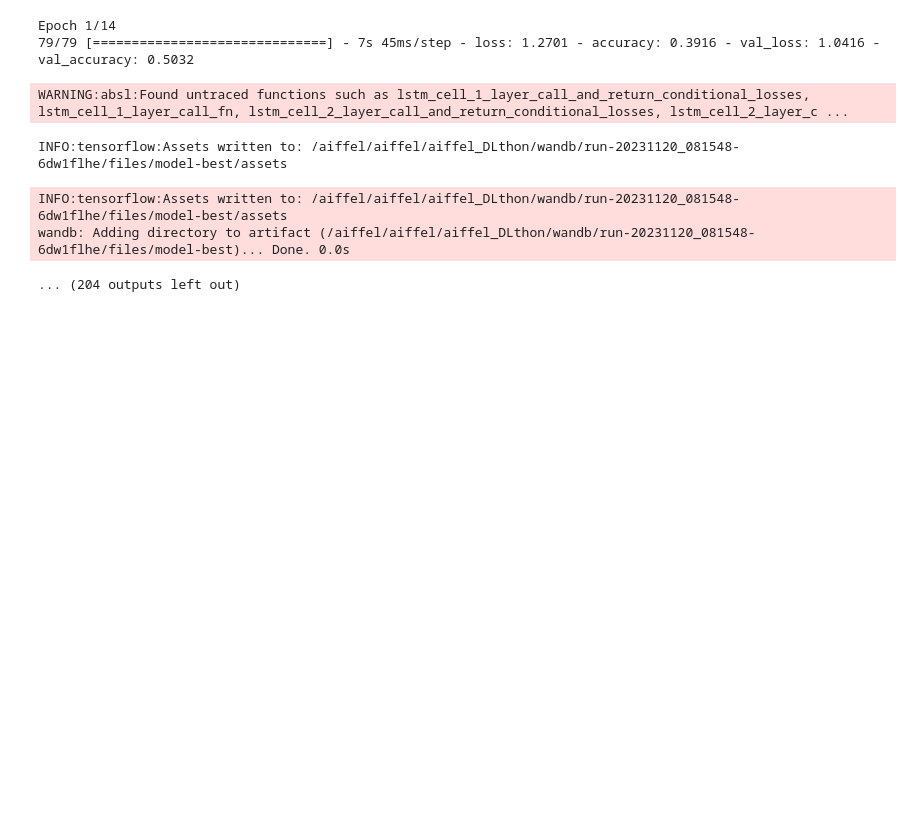
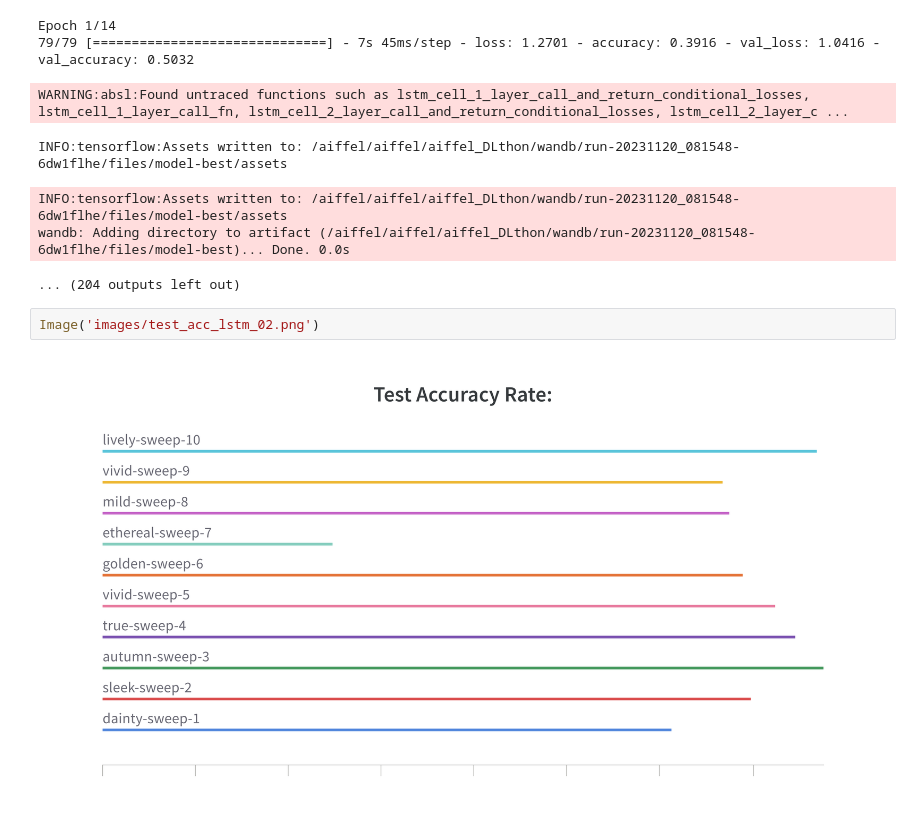
Before and after one commit to Seoyeon1129/AIFFEL_DLthon, a Jupyter notebook: aiffel_DLthon.ipynb, the cells around one changed output. Drawn from its saved outputs; the diff is of its cells as text; blank space fills up the shorter version.

```diff
--- a/aiffel_DLthon.ipynb
+++ b/aiffel_DLthon.ipynb
@@ -365,3 +391,7 @@ INFO:tensorflow:Assets written to: /aiffel/aiffel/aiffel_DLthon/wandb/run-202311
 INFO:tensorflow:Assets written to: /aiffel/aiffel/aiffel_DLthon/wandb/run-20231120_081548-6dw1flhe/files/model-best/assets
 wandb: Adding directory to artifact (/aiffel/aiffel/aiffel_DLthon/wandb/run-20231120_081548-6dw1flhe/files/model-best)... Done. 0.0s
 ... (204 outputs left out)
+# %%
+Image('images/test_acc_lstm_02.png')
+# %% [output]
+[figure, added]
```
Also changed, not shown: parts of 25 cells of this notebook.
